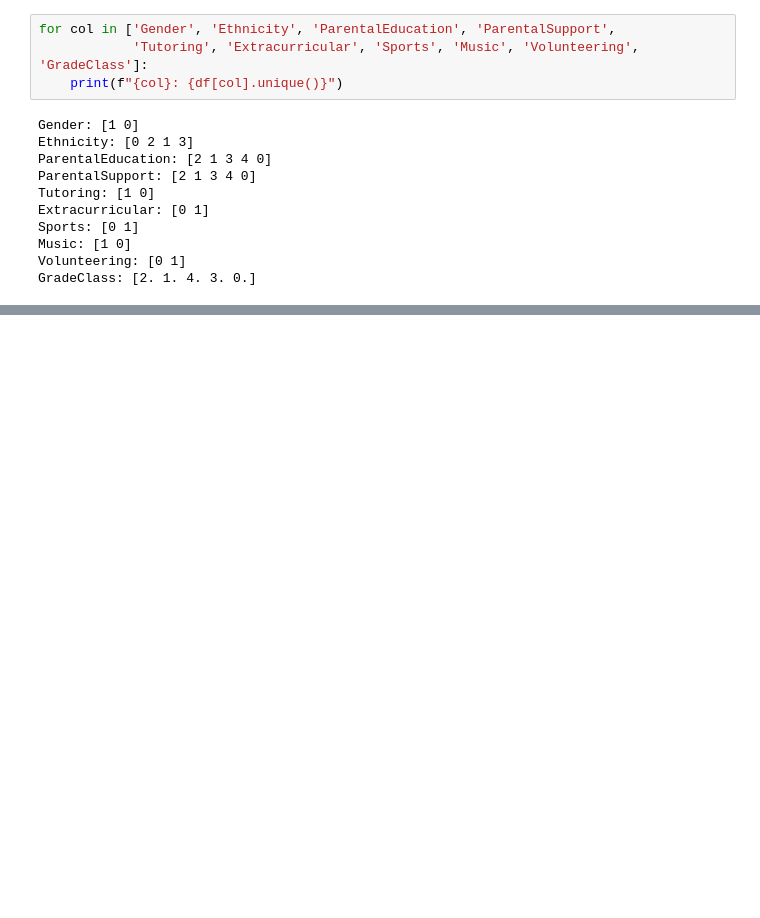
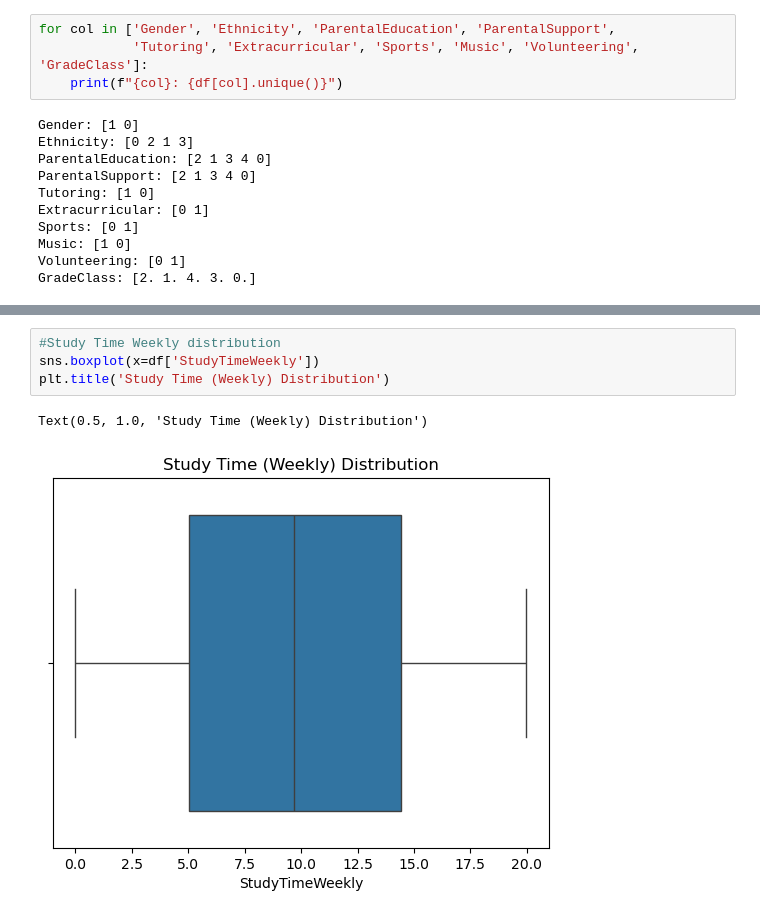
Before and after one commit to GetafixPotion/buildingtest1, a Jupyter notebook: System_Loading_and_Initial_Checks.ipynb, the cells around one changed output, grey strips where cells are left out. Drawn from its saved outputs; the diff is of its cells as text; blank space fills up the shorter version.

```diff
--- a/System_Loading_and_Initial_Checks.ipynb
+++ b/System_Loading_and_Initial_Checks.ipynb
@@ -146,0 +159,7 @@ GradeClass: [2. 1. 4. 3. 0.]
+# %%
+#Study Time Weekly distribution
+sns.boxplot(x=df['StudyTimeWeekly'])
+plt.title('Study Time (Weekly) Distribution')
+# %% [output]
+Text(0.5, 1.0, 'Study Time (Weekly) Distribution')
+[figure, added]
```
Also changed, not shown: parts of 3 cells of this notebook.
